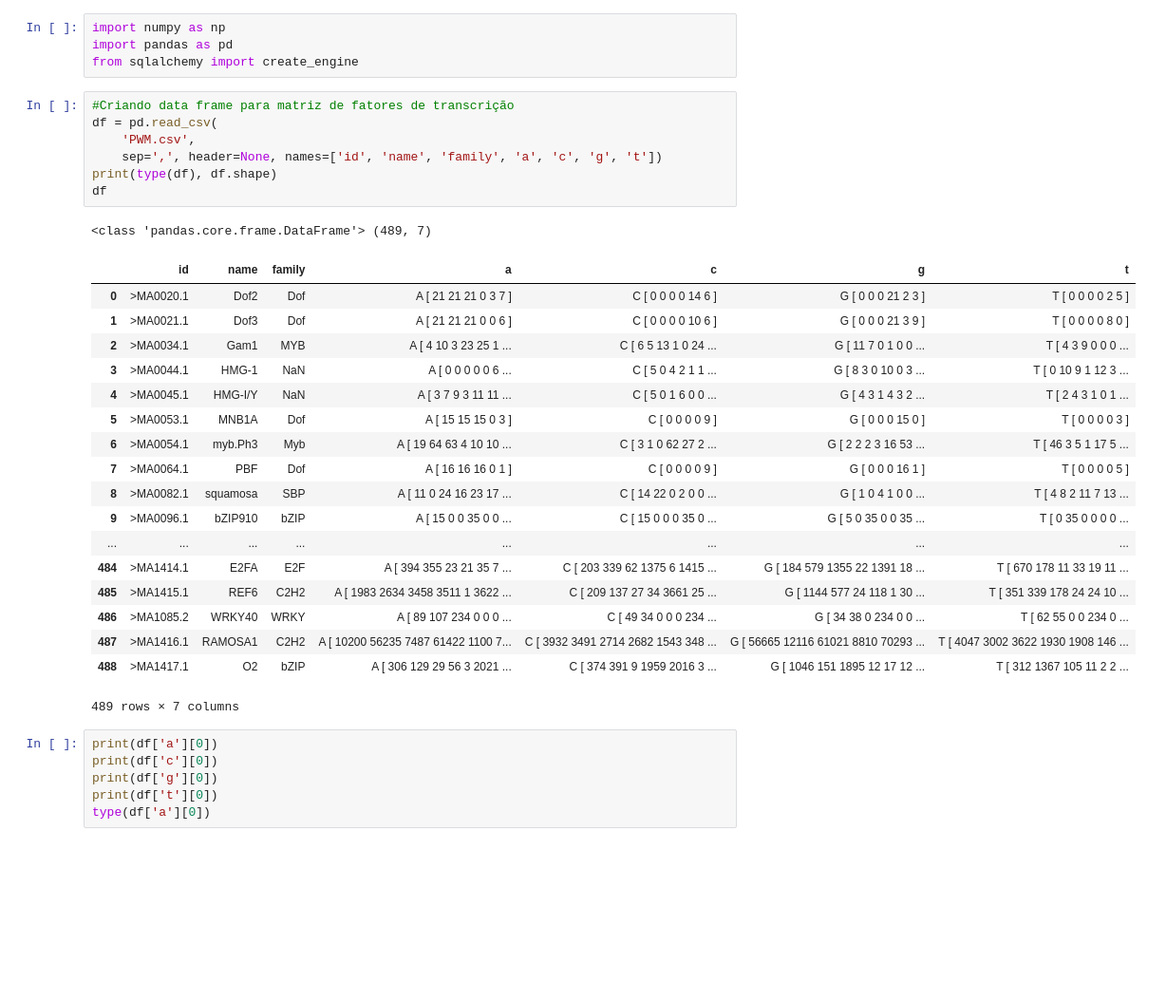
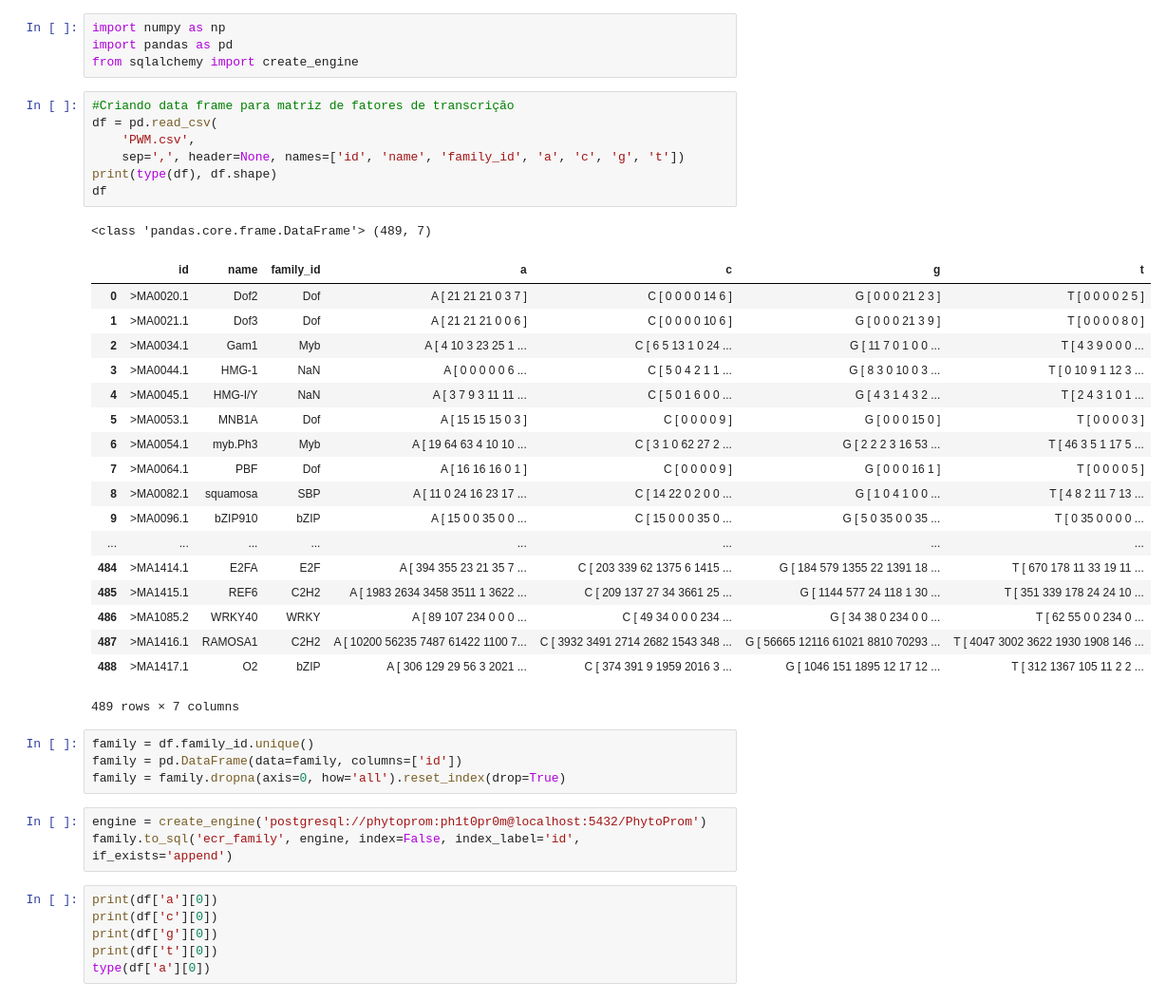
Before and after one commit to filipecmedeiros/PhytoProm, a Jupyter notebook: Data science/Pré-processamento.ipynb, the cells around one changed output. Shown at 95% size. Saved outputs shown, nothing was run; the diff lists cells and outputs as text; blank space fills up the shorter version.

```diff
--- a/Data science/Pré-processamento.ipynb
+++ b/Data science/Pré-processamento.ipynb
@@ -5,16 +5,16 @@ from sqlalchemy import create_engine
 # %%
 #Criando data frame para matriz de fatores de transcrição
 df = pd.read_csv(
     'PWM.csv',
-    sep=',', header=None, names=['id', 'name', 'family', 'a', 'c', 'g', 't'])
+    sep=',', header=None, names=['id', 'name', 'family_id', 'a', 'c', 'g', 't'])
 print(type(df), df.shape)
 df
 # %% [output]
 <class 'pandas.core.frame.DataFrame'> (489, 7)
-|  | id | name | family | a | c | g | t |
+|  | id | name | family_id | a | c | g | t |
 | 0 | >MA0020.1 | Dof2 | Dof | A [ 21 21 21 0 3 7 ] | C [ 0 0 0 0 14 6 ] | G [ 0 0 0 21 2 3 ] | T [ 0 0 0 0 2 5 ] |
 | 1 | >MA0021.1 | Dof3 | Dof | A [ 21 21 21 0 0 6 ] | C [ 0 0 0 0 10 6 ] | G [ 0 0 0 21 3 9 ] | T [ 0 0 0 0 8 0 ] |
-| 2 | >MA0034.1 | Gam1 | MYB | A [ 4 10 3 23 25 1 ... | C [ 6 5 13 1 0 24 ... | G [ 11 7 0 1 0 0 ... | T [ 4 3 9 0 0 0 ... |
+| 2 | >MA0034.1 | Gam1 | Myb | A [ 4 10 3 23 25 1 ... | C [ 6 5 13 1 0 24 ... | G [ 11 7 0 1 0 0 ... | T [ 4 3 9 0 0 0 ... |
 | 3 | >MA0044.1 | HMG-1 | NaN | A [ 0 0 0 0 0 6 ... | C [ 5 0 4 2 1 1 ... | G [ 8 3 0 10 0 3 ... | T [ 0 10 9 1 12 3 ... |
 | 4 | >MA0045.1 | HMG-I/Y | NaN | A [ 3 7 9 3 11 11 ... | C [ 5 0 1 6 0 0 ... | G [ 4 3 1 4 3 2 ... | T [ 2 4 3 1 0 1 ... |
 | 5 | >MA0053.1 | MNB1A | Dof | A [ 15 15 15 0 3 ] | C [ 0 0 0 0 9 ] | G [ 0 0 0 15 0 ] | T [ 0 0 0 0 3 ] |
@@ -29,6 +29,13 @@ df
 | 487 | >MA1416.1 | RAMOSA1 | C2H2 | A [ 10200 56235 7487 61422 1100 7... | C [ 3932 3491 2714 2682 1543 348 ... | G [ 56665 12116 61021 8810 70293 ... | T [ 4047 3002 3622 1930 1908 146 ... |
 | 488 | >MA1417.1 | O2 | bZIP | A [ 306 129 29 56 3 2021 ... | C [ 374 391 9 1959 2016 3 ... | G [ 1046 151 1895 12 17 12 ... | T [ 312 1367 105 11 2 2 ... |
 489 rows × 7 columns
+# %%
+family = df.family_id.unique()
+family = pd.DataFrame(data=family, columns=['id'])
+family = family.dropna(axis=0, how='all').reset_index(drop=True)
+# %%
+engine = create_engine('postgresql://phytoprom:ph1t0pr0m@localhost:5432/PhytoProm')
+family.to_sql('ecr_family', engine, index=False, index_label='id', if_exists='append')
 # %%
 print(df['a'][0])
 print(df['c'][0])
```
Also changed, not shown: parts of 14 cells of this notebook, 40 other files.
